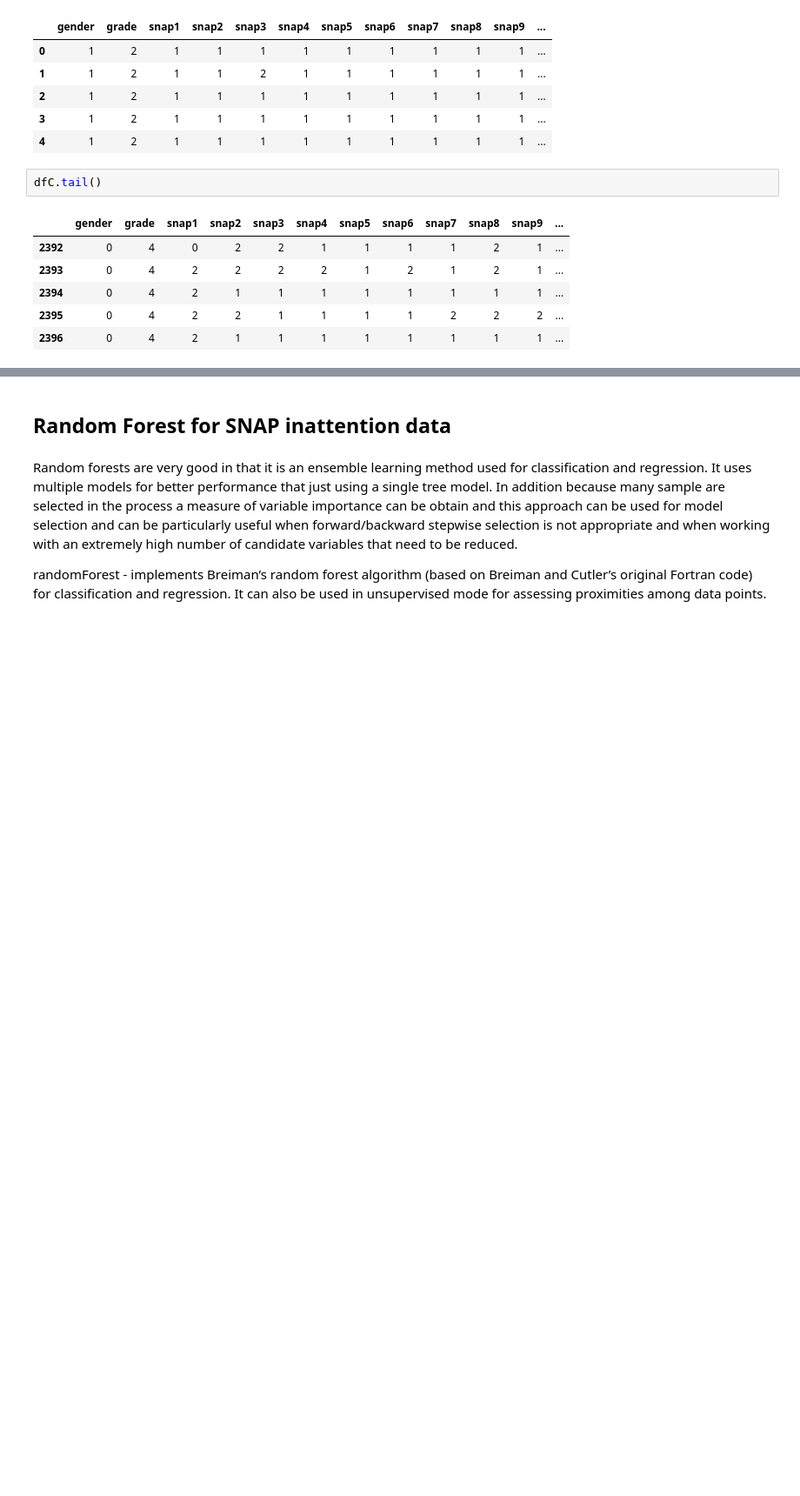
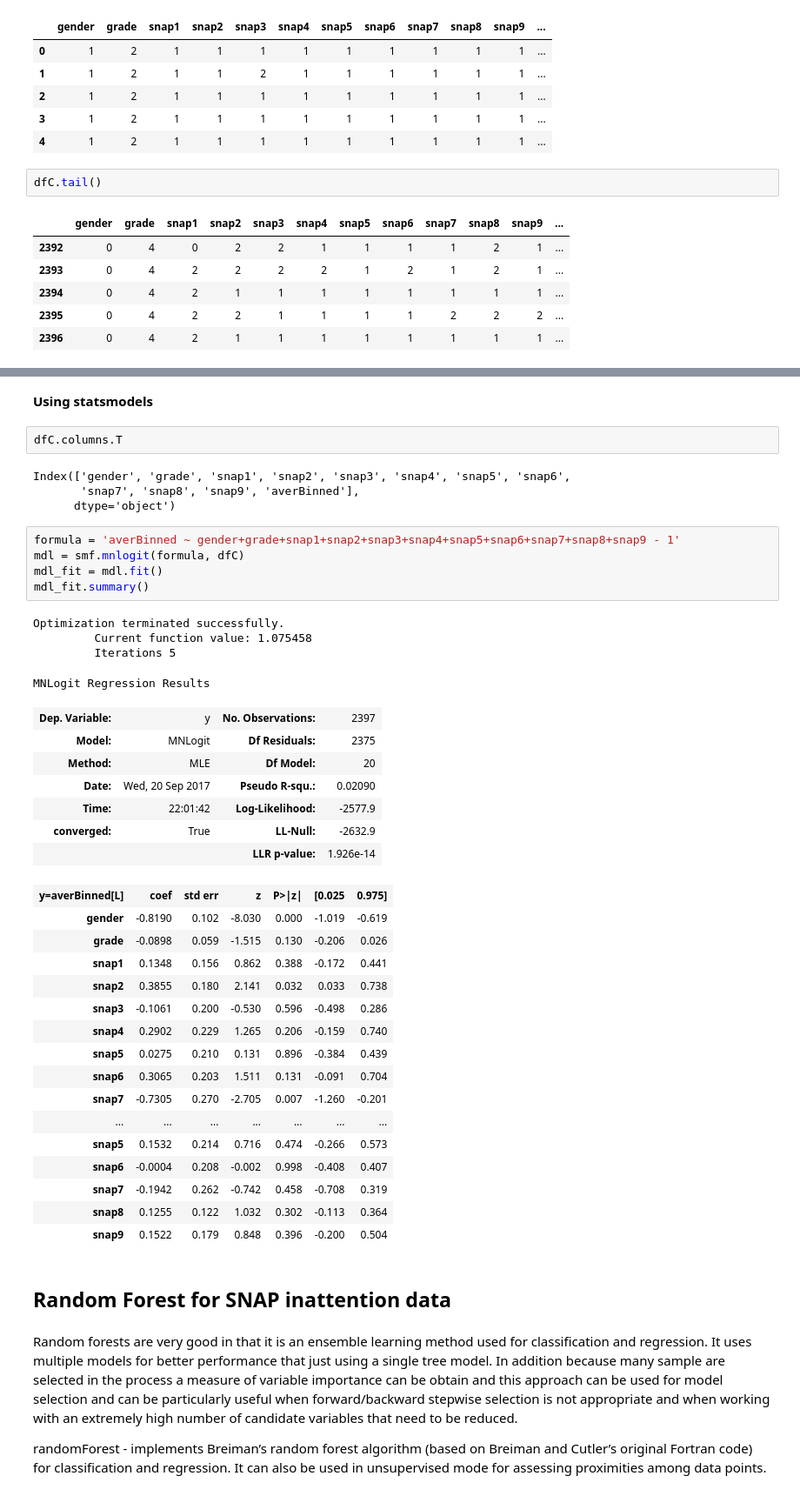
Before and after one commit to arvidl/inattention-populationsample, a Jupyter notebook: notebooks/prediction.ipynb, the cells around one changed output, grey strips where cells are left out. Shown at 87% size. Drawn from its saved outputs; the diff is of its cells as text; blank space fills up the shorter version.

```diff
--- a/notebooks/prediction.ipynb
+++ b/notebooks/prediction.ipynb
@@ -126,3 +294,44 @@ max       2.000000
+# %% [markdown]
+**Using statsmodels**
+# %%
+dfC.columns.T
+# %% [output]
+Index(['gender', 'grade', 'snap1', 'snap2', 'snap3', 'snap4', 'snap5', 'snap6',
+       'snap7', 'snap8', 'snap9', 'averBinned'],
+      dtype='object')
+# %%
+formula = 'averBinned ~ gender+grade+snap1+snap2+snap3+snap4+snap5+snap6+snap7+snap8+snap9 - 1'
+mdl = smf.mnlogit(formula, dfC)
+mdl_fit = mdl.fit()
+mdl_fit.summary()
+# %% [output]
+Optimization terminated successfully.
+         Current function value: 1.075458
+         Iterations 5
+MNLogit Regression Results
+| Dep. Variable: | y | No. Observations: | 2397 |
+| Model: | MNLogit | Df Residuals: | 2375 |
+| Method: | MLE | Df Model: | 20 |
+| Date: | Wed, 20 Sep 2017 | Pseudo R-squ.: | 0.02090 |
+| Time: | 22:01:42 | Log-Likelihood: | -2577.9 |
+| converged: | True | LL-Null: | -2632.9 |
+|  |  | LLR p-value: | 1.926e-14 |
+| y=averBinned[L] | coef | std err | z | P>|z| | [0.025 | 0.975] |
+| gender | -0.8190 | 0.102 | -8.030 | 0.000 | -1.019 | -0.619 |
+| grade | -0.0898 | 0.059 | -1.515 | 0.130 | -0.206 | 0.026 |
+| snap1 | 0.1348 | 0.156 | 0.862 | 0.388 | -0.172 | 0.441 |
+| snap2 | 0.3855 | 0.180 | 2.141 | 0.032 | 0.033 | 0.738 |
+| snap3 | -0.1061 | 0.200 | -0.530 | 0.596 | -0.498 | 0.286 |
+| snap4 | 0.2902 | 0.229 | 1.265 | 0.206 | -0.159 | 0.740 |
+| snap5 | 0.0275 | 0.210 | 0.131 | 0.896 | -0.384 | 0.439 |
+| snap6 | 0.3065 | 0.203 | 1.511 | 0.131 | -0.091 | 0.704 |
+| snap7 | -0.7305 | 0.270 | -2.705 | 0.007 | -1.260 | -0.201 |
+| ... | ... | ... | ... | ... | ... | ... |
+| snap5 | 0.1532 | 0.214 | 0.716 | 0.474 | -0.266 | 0.573 |
+| snap6 | -0.0004 | 0.208 | -0.002 | 0.998 | -0.408 | 0.407 |
+| snap7 | -0.1942 | 0.262 | -0.742 | 0.458 | -0.708 | 0.319 |
+| snap8 | 0.1255 | 0.122 | 1.032 | 0.302 | -0.113 | 0.364 |
+| snap9 | 0.1522 | 0.179 | 0.848 | 0.396 | -0.200 | 0.504 |
 # %% [markdown]
 ## Random Forest for SNAP inattention data
 # %% [markdown]
```
Also changed, not shown: parts of 24 cells of this notebook, 5 other files.
